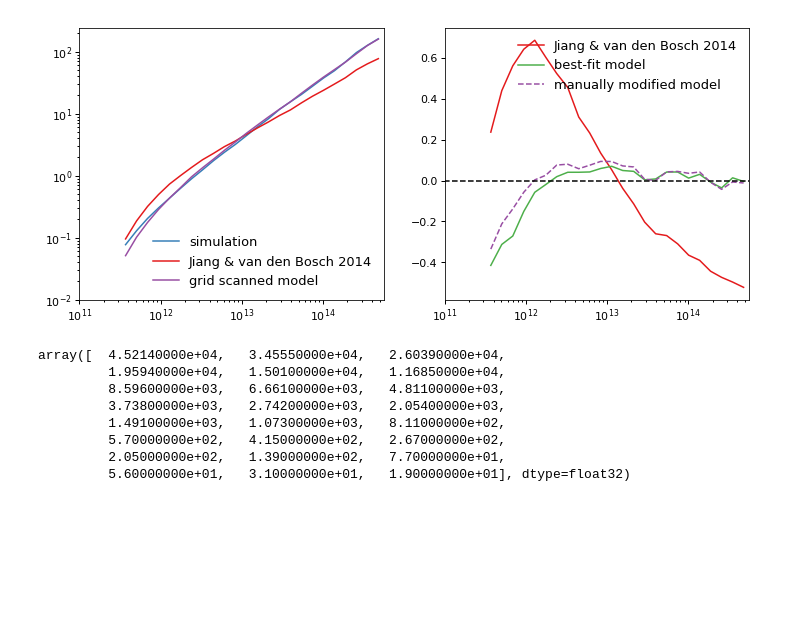
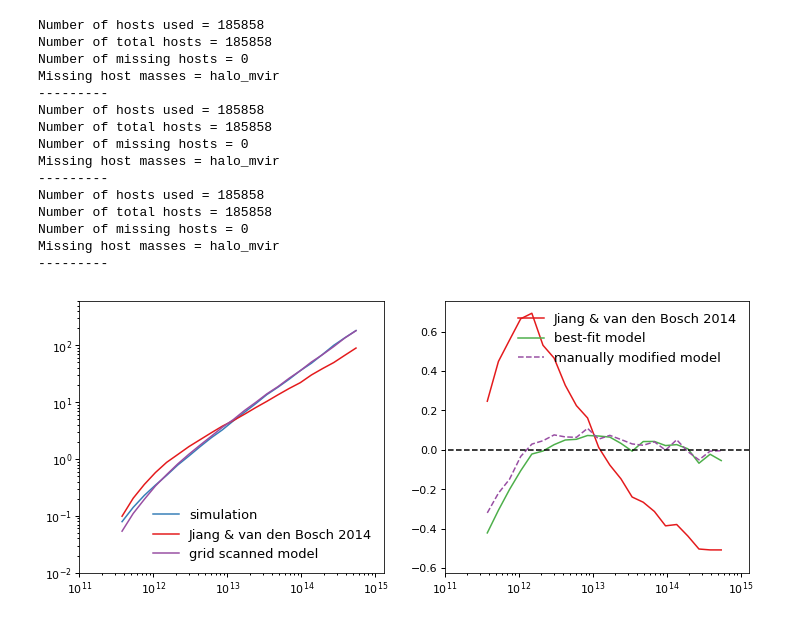
Before and after one commit to aphearin/subhalo_based_csmf, a Jupyter notebook: test_jiang_monte_carlo.ipynb, the cells around one changed output. Cells and saved outputs as stored; diff of their text form; code cells hidden in the pictures; blank space fills up the shorter version.

```diff
--- a/test_jiang_monte_carlo.ipynb
+++ b/test_jiang_monte_carlo.ipynb
@@ -11,31 +11,33 @@ halocat = CachedHaloCatalog(simname='bolplanck')
 from halotools.utils import SampleSelector
 
 hosts, subs = SampleSelector.host_halo_selection(table=halocat.halo_table, return_subhalos=True)
+hosts.sort('halo_mvir')
+subs.sort('halo_mvir_host_halo')
 # %%
 log10_msub_min = 11
 subhalo_mpeak_cut = 10**log10_msub_min
 
 log10_mhost_min = max(11.5, log10_msub_min)
-log10_mhost_max = 14.75
+log10_mhost_max = np.log10(hosts['halo_mvir'].max()) + 0.01
 
 subhalo_sample_mask = subs['halo_mpeak'] > subhalo_mpeak_cut
-subhalo_sample_mask *= subs['halo_mvir_host_halo'] > 10**log10_mhost_min
+subhalo_sample_mask *= subs['halo_mvir_host_halo'] >= 10**log10_mhost_min
 host_halo_sample_mask = hosts['halo_mvir'] > 10**log10_mhost_min
 
 num_mhost_bins = 25
-haloprop_bins = np.logspace(log10_mhost_min, log10_mhost_max, num_mhost_bins)
-log10_bin_mids = 0.5*(np.log10(haloprop_bins[:-1]) + np.log10(haloprop_bins[1:]))
-bin_mids = 10**log10_bin_mids
+mhost_bin_edges = np.logspace(log10_mhost_min, log10_mhost_max, num_mhost_bins)
+log10_mhost_bin_mids = 0.5*(np.log10(mhost_bin_edges[:-1]) + np.log10(mhost_bin_edges[1:]))
+mhost_bin_mids = 10**log10_mhost_bin_mids
 
 from halotools.mock_observables import hod_from_mock
 
 mean_occupation_bolshoi, bin_edges = hod_from_mock(subs['halo_mvir_host_halo'][subhalo_sample_mask],
                                            hosts['halo_mvir'][host_halo_sample_mask],
-                                                   haloprop_bins)
+                                                   mhost_bin_edges)
 host_halo_counts_bolshoi = np.histogram(hosts['halo_mvir'][host_halo_sample_mask],
-                                bins=haloprop_bins)[0].astype('f4')
+                                bins=mhost_bin_edges)[0].astype('f4')
 subhalo_counts_bolshoi = np.histogram(subs['halo_mvir_host_halo'][subhalo_sample_mask],
-                                bins=haloprop_bins)[0].astype('f4')
+                                bins=mhost_bin_edges)[0].astype('f4')
 # %%
 from jiang_usmf import monte_carlo_subhalo_population, jiang14_param_dict
 
@@ -44,10 +46,10 @@ def subhalo_counts_prediction(beta, zeta, gamma1, alpha1, gamma2, alpha2):
                  gamma2=gamma2, alpha2=alpha2)
     mc_nsub, mc_subhalo_mpeak = monte_carlo_subhalo_population(hosts['halo_mvir'][host_halo_sample_mask],
                                                            log10_msub_min,
-                                                           np.log10(haloprop_bins), **params)
+                                                           np.log10(mhost_bin_edges), **params)
     model_subs_mhost = np.repeat(hosts['halo_mvir'][host_halo_sample_mask], mc_nsub)
     return np.histogram(model_subs_mhost,
-                                bins=haloprop_bins)[0].astype('f4')
+                                bins=mhost_bin_edges)[0].astype('f4')
 
 def chi2_subhalo_counts(params):
     beta, zeta, gamma1, alpha1, gamma2, alpha2 = params
@@ -66,51 +68,57 @@ fig, (ax1, ax2) = plt.subplots(1, 2, figsize=(12, 5))
 mean_occupation_model1 = subhalo_counts_prediction(*jiang14_param_dict.values())/host_halo_counts_bolshoi
 
 best_fit_param_dict = read_best_fit_params('best_fit_param_dict.txt')
 del best_fit_param_dict['chi2']
 
 mean_occupation_model2 = subhalo_counts_prediction(*best_fit_param_dict.values())/host_halo_counts_bolshoi
 
 modified_param_dict = deepcopy(best_fit_param_dict)
 modified_param_dict['alpha2'] = 0.
 modified_param_dict['beta'] = 4.25
 modified_param_dict['zeta'] = 1.25
 mean_occupation_model3 = subhalo_counts_prediction(*modified_param_dict.values())/host_halo_counts_bolshoi
 
 __=ax1.loglog()
-__=ax1.plot(bin_mids, mean_occupation_bolshoi, label='simulation', color=blue)
-__=ax1.plot(bin_mids, mean_occupation_model1, label='Jiang & van den Bosch 2014', color=red)
-# __=ax1.plot(bin_mids, mean_occupation_model2, label='manually fitted model', color=green)
-__=ax1.plot(bin_mids, mean_occupation_model3, label='grid scanned model', color=purple)
+__=ax1.plot(mhost_bin_mids, mean_occupation_bolshoi, label='simulation', color=blue)
+__=ax1.plot(mhost_bin_mids, mean_occupation_model1, label='Jiang & van den Bosch 2014', color=red)
+# __=ax1.plot(mhost_bin_mids, mean_occupation_model2, label='manually fitted model', color=green)
+__=ax1.plot(mhost_bin_mids, mean_occupation_model3, label='grid scanned model', color=purple)
 
 xscale2 = ax2.set_xscale('log')
 fracdiff1 = (mean_occupation_model1 - mean_occupation_bolshoi)/mean_occupation_bolshoi
 fracdiff2 = (mean_occupation_model2 - mean_occupation_bolshoi)/mean_occupation_bolshoi
 fracdiff3 = (mean_occupation_model3 - mean_occupation_bolshoi)/mean_occupation_bolshoi
 
-__=ax2.plot(bin_mids, fracdiff1, label='Jiang & van den Bosch 2014', color=red)
-__=ax2.plot(bin_mids, fracdiff2, label='best-fit model', color=green)
-__=ax2.plot(bin_mids, fracdiff3, '--',label='manually modified model', color=purple)
+__=ax2.plot(mhost_bin_mids, fracdiff1, label='Jiang & van den Bosch 2014', color=red)
+__=ax2.plot(mhost_bin_mids, fracdiff2, label='best-fit model', color=green)
+__=ax2.plot(mhost_bin_mids, fracdiff3, '--',label='manually modified model', color=purple)
 __=ax2.plot(np.logspace(log10_mhost_min-1, log10_mhost_max+1, 100), np.zeros(100), '--', color='k')
 
 xlim1 = ax1.set_xlim(xmin=10**(log10_mhost_min-0.5), xmax=10**log10_mhost_max)
 xlim2 = ax2.set_xlim(xmin=10**(log10_mhost_min-0.5), xmax=10**log10_mhost_max)
 ylim1 = ax1.set_ylim(ymin=0.01)
 
 
 legend1 = ax1.legend()
 legend2 = ax2.legend()
 # %% [output]
+Number of hosts used = 185858
+Number of total hosts = 185858
+Number of missing hosts = 0
+Missing host masses = halo_mvir
+---------
+Number of hosts used = 185858
+Number of total hosts = 185858
+Number of missing hosts = 0
+Missing host masses = halo_mvir
+---------
+Number of hosts used = 185858
+Number of total hosts = 185858
+Number of missing hosts = 0
+Missing host masses = halo_mvir
+---------
-[figure, old version]
+[figure, new version]
 # %%
 best_fit_param_dict
 # %%
 host_halo_counts_bolshoi
-# %% [output]
-array([  4.52140000e+04,   3.45550000e+04,   2.60390000e+04,
-         1.95940000e+04,   1.50100000e+04,   1.16850000e+04,
-         8.59600000e+03,   6.66100000e+03,   4.81100000e+03,
-         3.73800000e+03,   2.74200000e+03,   2.05400000e+03,
-         1.49100000e+03,   1.07300000e+03,   8.11000000e+02,
-         5.70000000e+02,   4.15000000e+02,   2.67000000e+02,
-         2.05000000e+02,   1.39000000e+02,   7.70000000e+01,
-         5.60000000e+01,   3.10000000e+01,   1.90000000e+01], dtype=float32)
```
Also changed, not shown: 2 other files.
